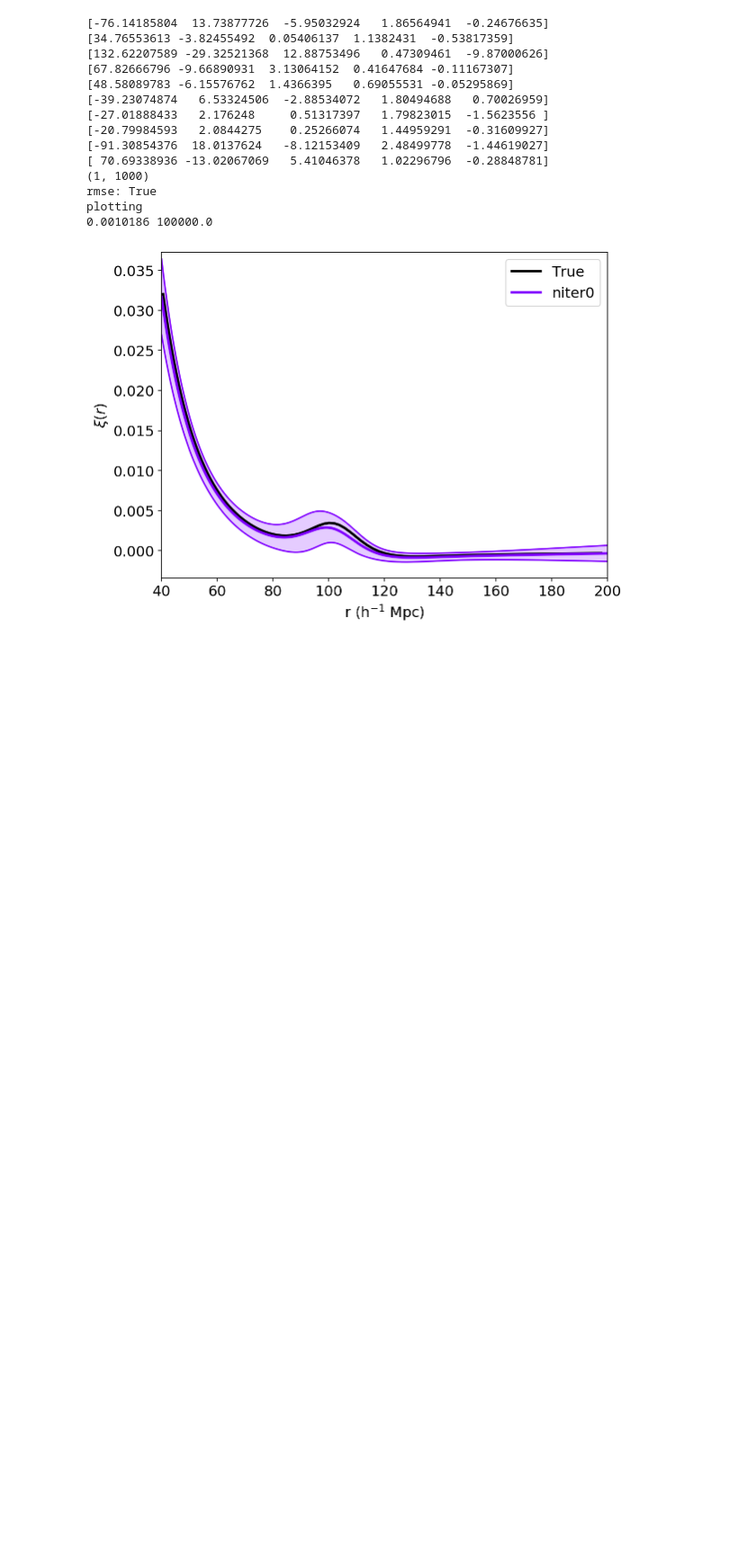
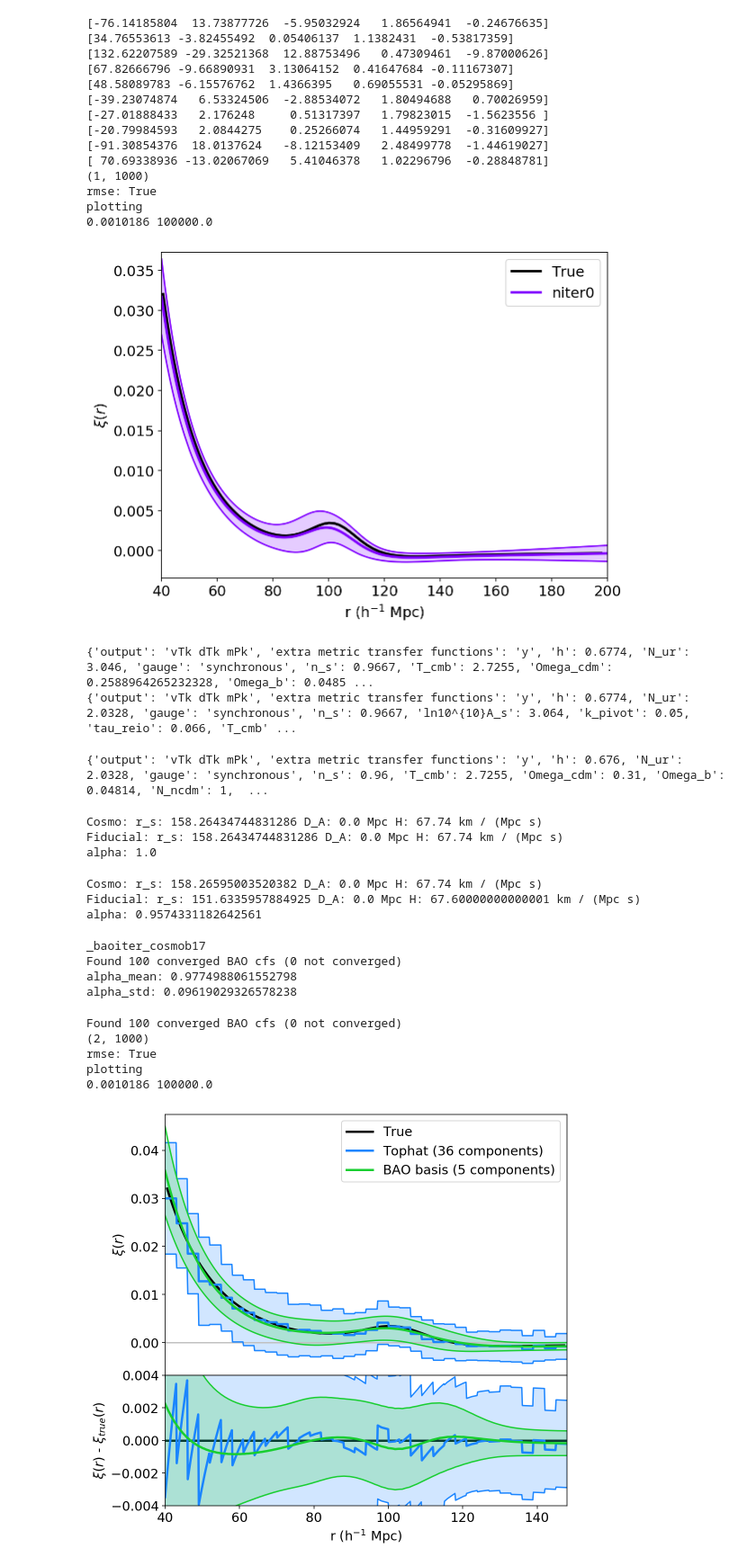
Before and after one commit to kstoreyf/continuous-estimator, a Jupyter notebook: code/plots_baoiter_2020-06.ipynb, the cells around one changed output. Shown at 90% size. Cells and saved outputs as stored; diff of their text form; code cells hidden in the pictures; blank space fills up the shorter version.

```diff
--- a/code/plots_baoiter_2020-06.ipynb
+++ b/code/plots_baoiter_2020-06.ipynb
@@ -339,0 +385,56 @@ plotting
+# %%
+# eh pretty close, will use use the built-in
+print(cosmo_planck)
+print(nbodykit.cosmology.Planck15)
+# %% [output]
+{'output': 'vTk dTk mPk', 'extra metric transfer functions': 'y', 'h': 0.6774, 'N_ur': 3.046, 'gauge': 'synchronous', 'n_s': 0.9667, 'T_cmb': 2.7255, 'Omega_cdm': 0.2588964265232328, 'Omega_b': 0.0485 ...
+{'output': 'vTk dTk mPk', 'extra metric transfer functions': 'y', 'h': 0.6774, 'N_ur': 2.0328, 'gauge': 'synchronous', 'n_s': 0.9667, 'ln10^{10}A_s': 3.064, 'k_pivot': 0.05, 'tau_reio': 0.066, 'T_cmb' ...
+# %%
+Omega0_cdm = 0.31
+Omega0_b = 0.04814
+h0 = 0.676
+ns = 0.96
+
+cosmo_b17 = nbodykit.cosmology.Cosmology(h=h0, Omega0_b=Omega0_b, Omega0_cdm=Omega0_cdm, n_s=ns)
+print(cosmo_b17)
+# %% [output]
+{'output': 'vTk dTk mPk', 'extra metric transfer functions': 'y', 'h': 0.676, 'N_ur': 2.0328, 'gauge': 'synchronous', 'n_s': 0.96, 'T_cmb': 2.7255, 'Omega_cdm': 0.31, 'Omega_b': 0.04814, 'N_ncdm': 1,  ...
+# %%
+z = 0
+alpha = bao_utils.compute_alpha(z, cosmo, cosmo_fid)
+# %% [output]
+Cosmo: r_s: 158.26434744831286 D_A: 0.0 Mpc H: 67.74 km / (Mpc s)
+Fiducial: r_s: 158.26434744831286 D_A: 0.0 Mpc H: 67.74 km / (Mpc s)
+alpha: 1.0
+# %%
+z = 0
+alpha = bao_utils.compute_alpha(z, cosmo_planck, cosmo_b17) #1st is truth, 2nd is fiducial
+# %% [output]
+Cosmo: r_s: 158.26595003520382 D_A: 0.0 Mpc H: 67.74 km / (Mpc s)
+Fiducial: r_s: 151.6335957884925 D_A: 0.0 Mpc H: 67.60000000000001 km / (Mpc s)
+alpha: 0.9574331182642561
+# %%
+cat_tag = '_L750_n3e-5'
+cf_tag = '_baoiter_cosmob17'
+calc_alpha(cat_tag, cf_tag, realizations=range(100))
+# %% [output]
+_baoiter_cosmob17
+Found 100 converged BAO cfs (0 not converged)
+alpha_mean: 0.9774988061552798
+alpha_std: 0.09619029326578238
+# %%
+realizations=range(100)
+cat_tag = '_L750_n3e-5'
+cf_tags = ['_tophat_bw3', f'_baoiter_cosmob17']
+#colors = ['blue']*len(cf_tags)
+#colors = ['blue', 'magenta']
+colors = [ctopmany, cbao]
+labels = ['Tophat (36 components)', 'BAO basis (5 components)']
+plot_baoiter_converged(cat_tag, cf_tags, colors=colors, labels=labels, realizations=realizations, errlim=[-0.004, 0.004])
+# %% [output]
+Found 100 converged BAO cfs (0 not converged)
+(2, 1000)
+rmse: True
+plotting
+0.0010186 100000.0
+[figure, added]
```
Also changed, not shown: parts of 11 cells of this notebook, 11 other files.
